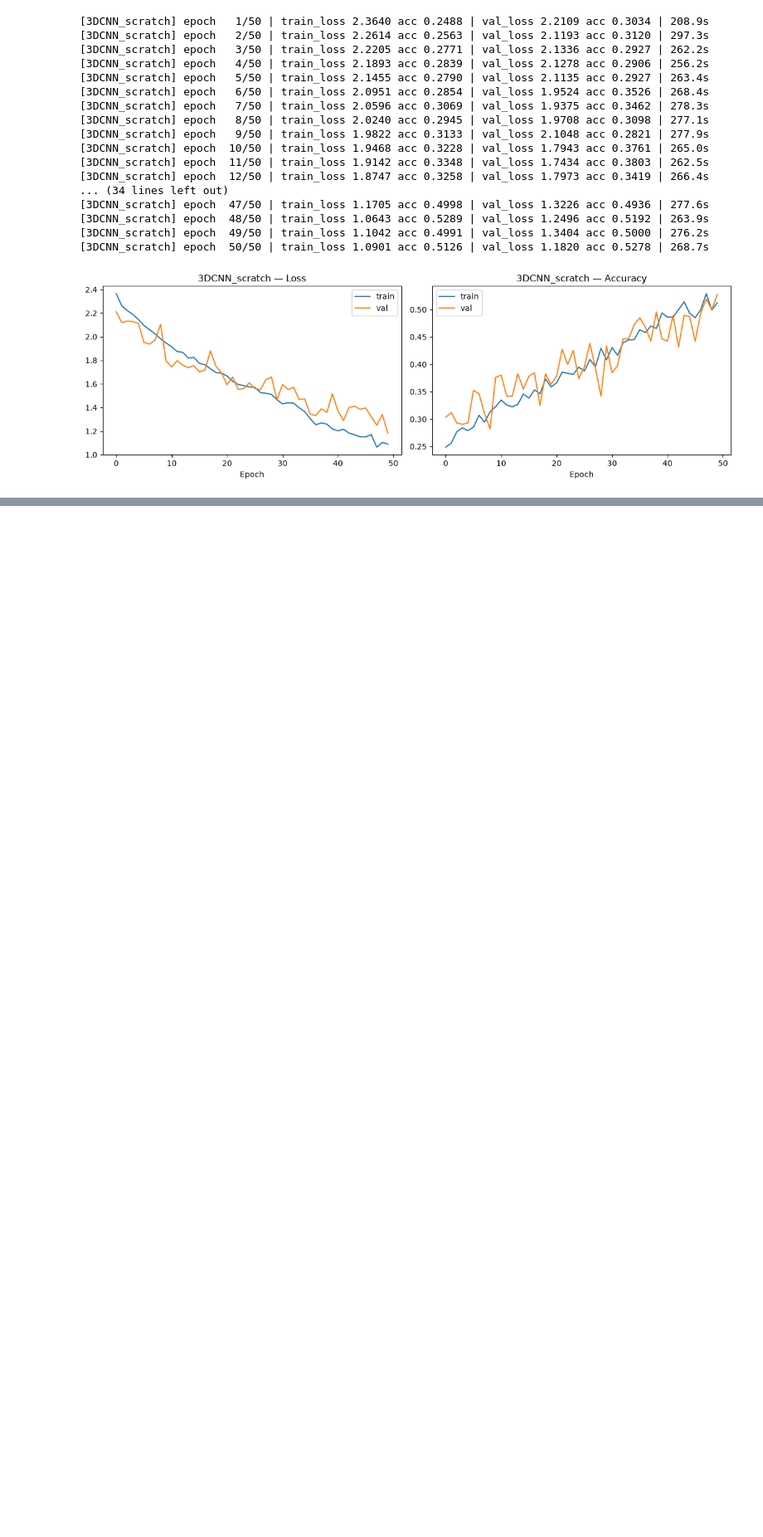
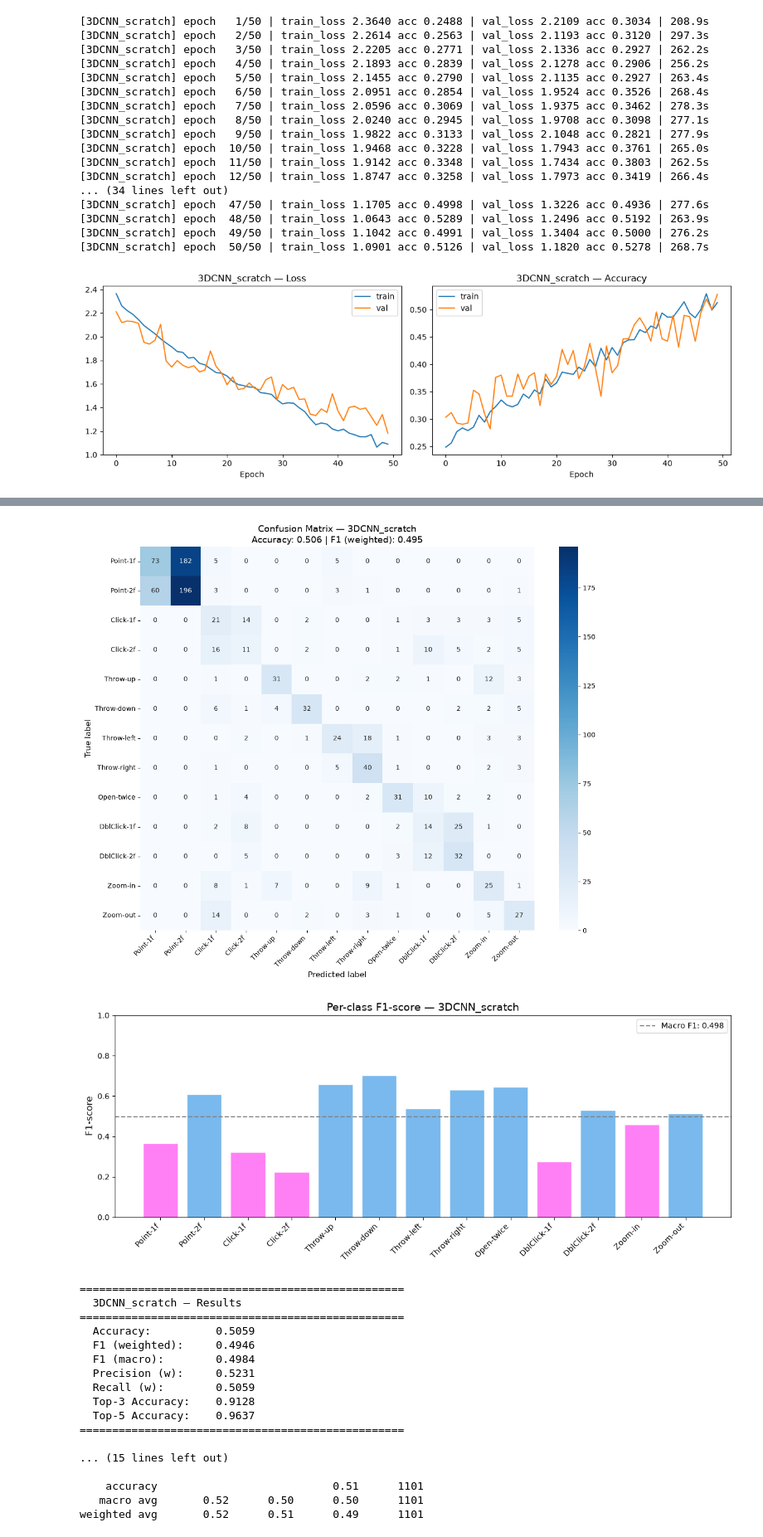
Before and after one commit to lanamatic/video-hand-gesture-recognition, a Jupyter notebook: notebooks/3dcnn_models.ipynb, the cells around one changed output, grey strips where cells are left out. Shown at 83% size. Saved outputs shown, nothing was run; the diff lists cells and outputs as text; code cells hidden in the pictures; blank space fills up the shorter version.

Commit message:
Add evaluation for 3D CNN model

```diff
--- a/notebooks/3dcnn_models.ipynb
+++ b/notebooks/3dcnn_models.ipynb
@@ -202,0 +205,27 @@ plot_history(history_a, "3DCNN_scratch")
+# %%
+y_true_a, y_pred_a, y_prob_a = predict(model_a, test_loader, DEVICE)
+
+results_a = full_evaluation(
+    y_true_a, y_pred_a, "3DCNN_scratch",
+    save_dir="../results/figures", y_prob=y_prob_a
+)
+# %% [output]
+[figure, added]
+[figure, added]
+==================================================
+  3DCNN_scratch — Results
+==================================================
+  Accuracy:          0.5059
+  F1 (weighted):     0.4946
+  F1 (macro):        0.4984
+  Precision (w):     0.5231
+  Recall (w):        0.5059
+  Top-3 Accuracy:    0.9128
+  Top-5 Accuracy:    0.9637
+==================================================
+
+... (15 lines left out)
+
+    accuracy                           0.51      1101
+   macro avg       0.52      0.50      0.50      1101
+weighted avg       0.52      0.51      0.49      1101
```
Also changed, not shown: parts of 3 cells of this notebook, 4 other files.
